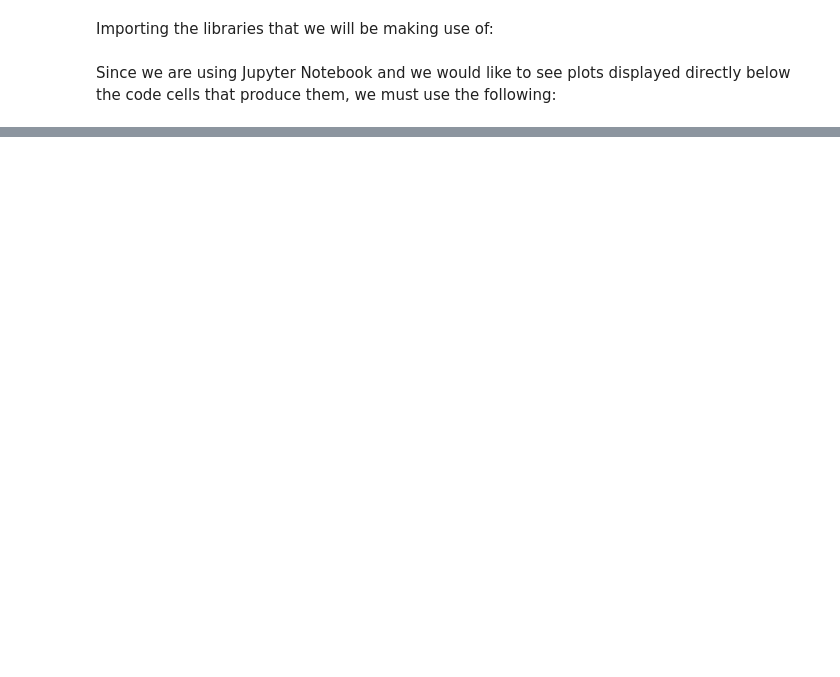
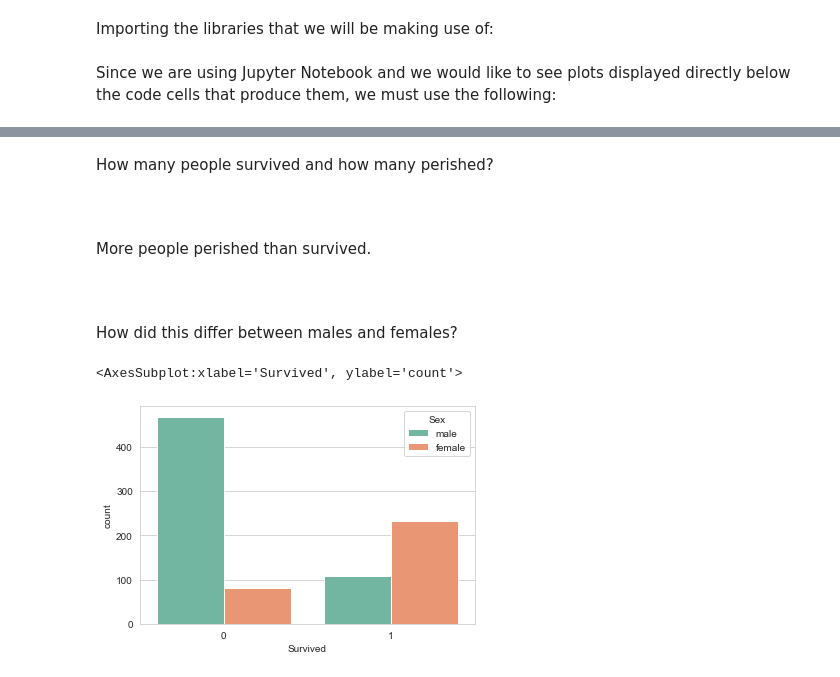
Before and after one commit to pritzp33/titanic_logistic_regression, a Jupyter notebook: Titanic - Logistic Regression.ipynb, the cells around one changed output, grey strips where cells are left out. Saved outputs shown, nothing was run; the diff lists cells and outputs as text; code cells hidden in the pictures; blank space fills up the shorter version.

```diff
--- a/Titanic - Logistic Regression.ipynb
+++ b/Titanic - Logistic Regression.ipynb
@@ -26,0 +77,15 @@ titanic_train.head()
+# %% [markdown]
+How many people survived and how many perished?
+# %% [markdown]
+<br>
+# %% [markdown]
+More people perished than survived.
+# %% [markdown]
+<br>
+# %% [markdown]
+How did this differ between males and females?
+# %%
+sns.countplot(x='Survived',data=titanic_train,hue='Sex',palette='Set2')
+# %% [output]
+<AxesSubplot:xlabel='Survived', ylabel='count'>
+[figure, added]
```
Also changed, not shown: parts of 32 cells of this notebook.
